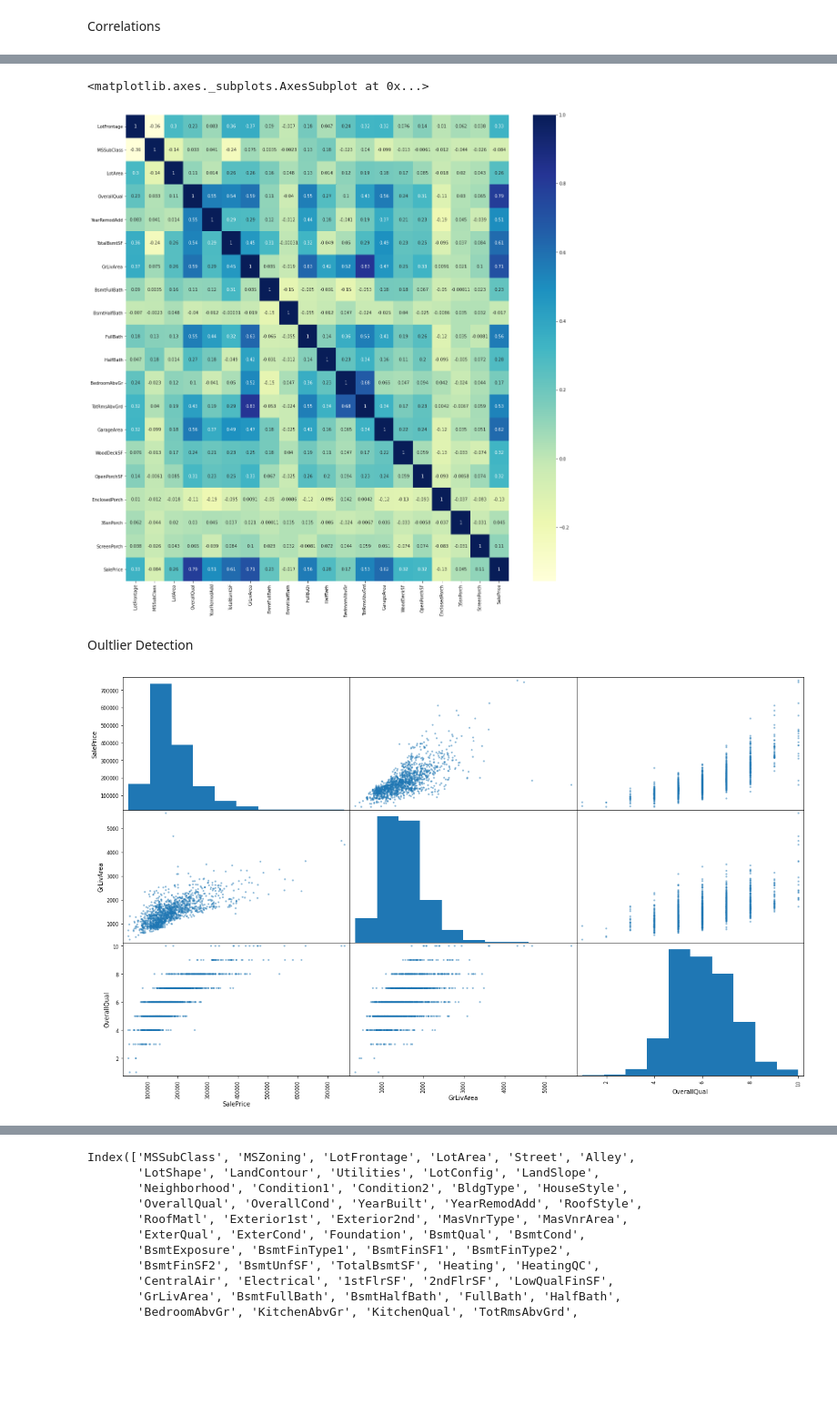
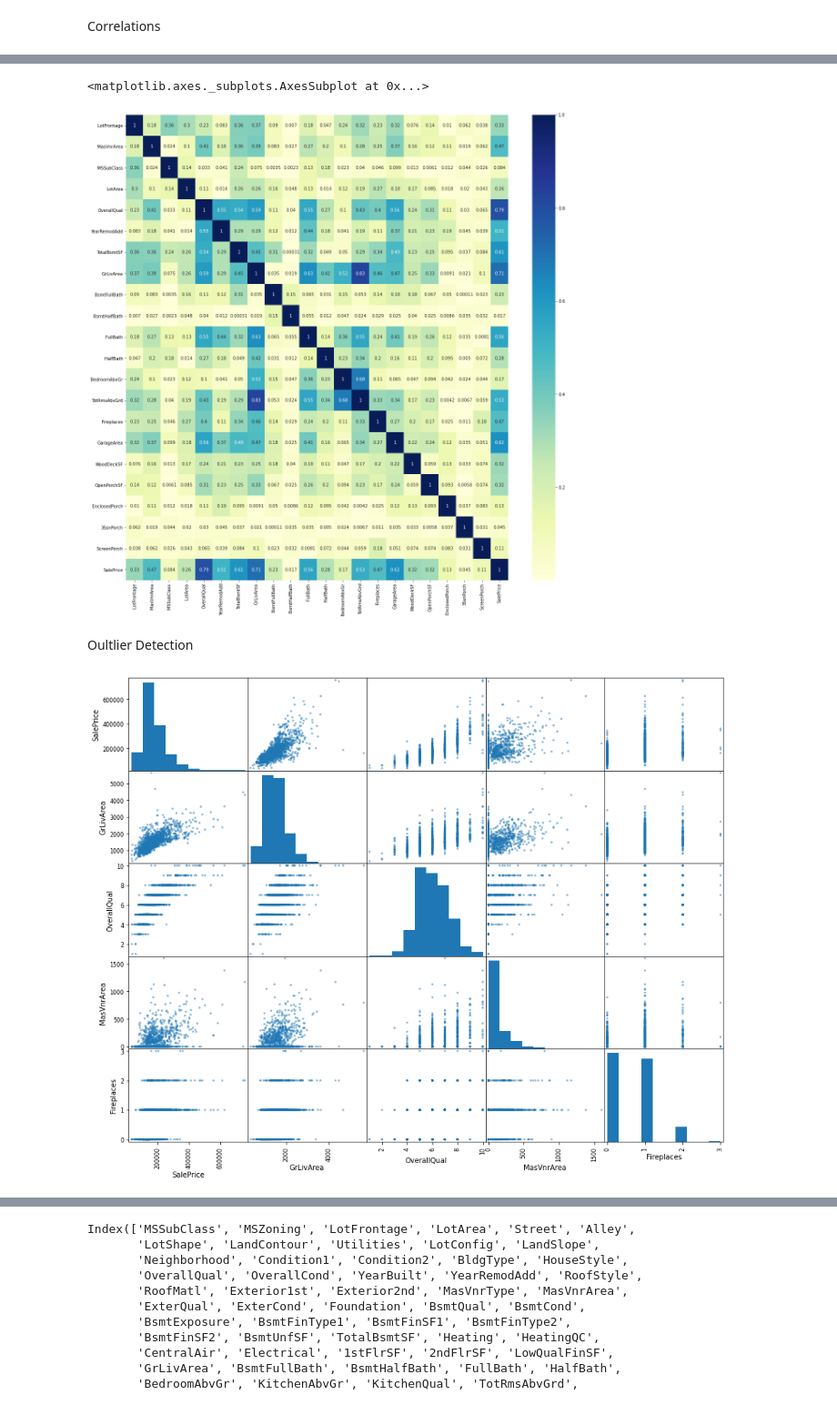
Before and after one commit to tharindatj/Kaggle_competitions, a Jupyter notebook: kaggle_house_prices.ipynb, the cells around one changed output, grey strips where cells are left out. Shown at 91% size. Cells and saved outputs as stored; diff of their text form; code cells hidden in the pictures; blank space fills up the shorter version.

```diff
--- a/kaggle_house_prices.ipynb
+++ b/kaggle_house_prices.ipynb
@@ -207,19 +212,19 @@ num_features_drop = ['1stFlrSF','2ndFlrSF','BsmtFinSF1','BsmtFinSF2','BsmtUnfSF'
 num_to_object =['MSSubClass']
 # %%
 df_cleannum = df_fill.drop(num_features_drop, axis=1)
-corr_matrix = df_cleannum.corr()
+corr_matrix = df_cleannum.corr().abs()
 plt.figure(figsize=(20,20))
 sns.heatmap(corr_matrix, annot=True, cmap='YlGnBu')
 # %% [output]
 <matplotlib.axes._subplots.AxesSubplot at 0x...>
-[figure, old version]
+[figure, new version]
 # %% [markdown]
 Oultlier Detection
 # %%
 #run scatter plot with a few features highly correlated with SalePrice
 from pandas.plotting import scatter_matrix
-df_scatter = df_fill[['SalePrice','GrLivArea','OverallQual']]
-scatter_matrix(df_scatter,figsize=(20,12))
+df_scatter = df_fill[['SalePrice','GrLivArea','OverallQual','MasVnrArea','Fireplaces']]
+scatter_matrix(df_scatter,figsize=(15,12))
 plt.show()
 # %% [output]
-[figure, old version]
+[figure, new version]
```
Also changed, not shown: parts of 55 cells of this notebook.
